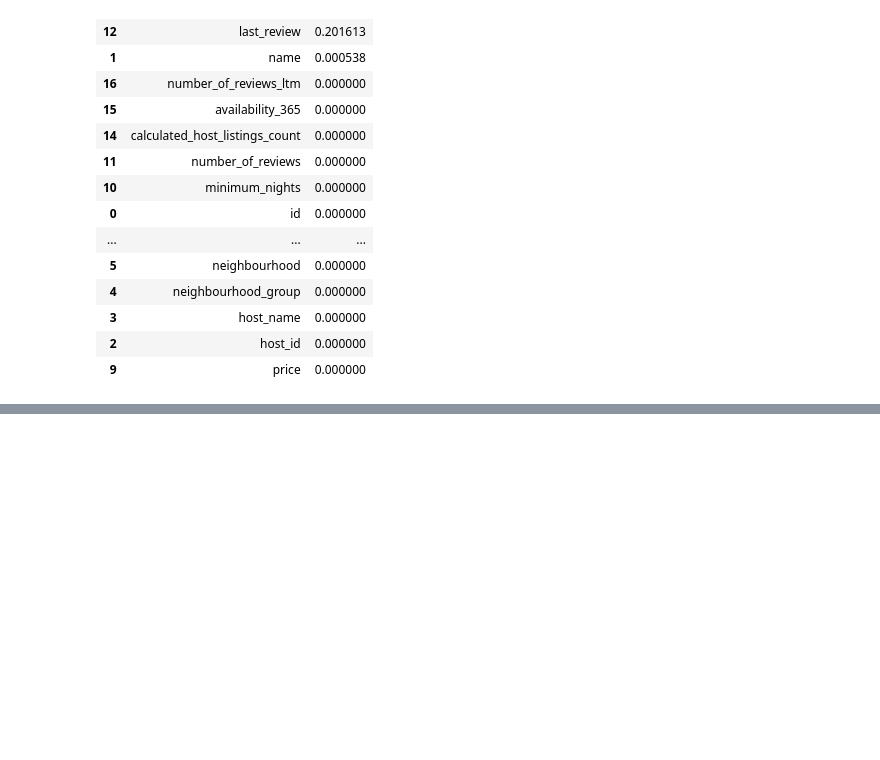
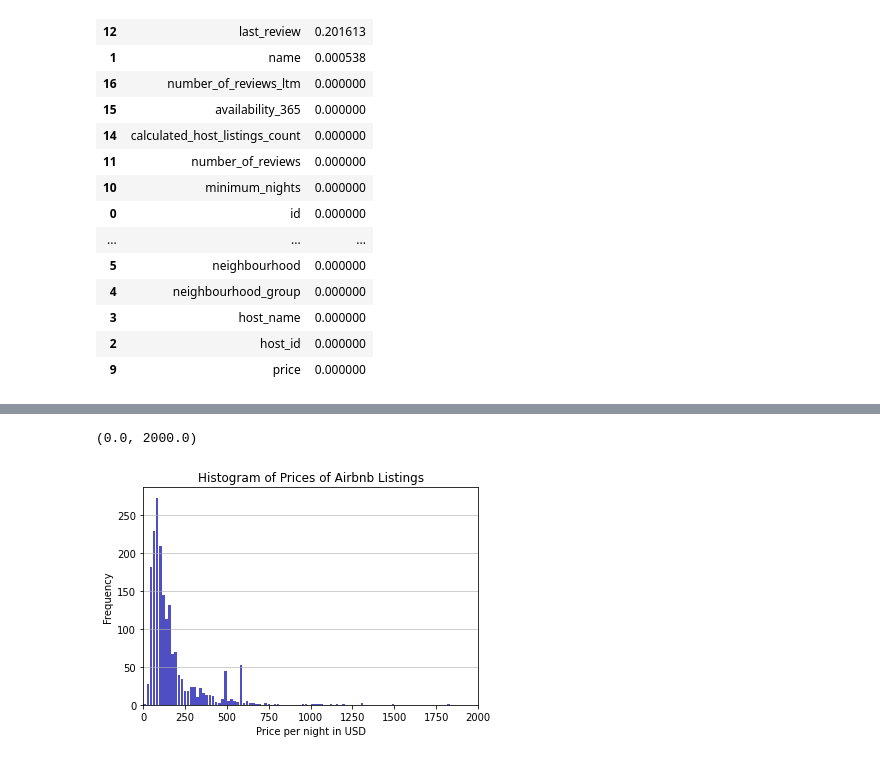
Before and after one commit to balthasars/airbnb-zurich-analysis, a Jupyter notebook: scr/XX-analyze.ipynb, the cells around one changed output, grey strips where cells are left out. Cells and saved outputs as stored; diff of their text form; code cells hidden in the pictures; blank space fills up the shorter version.

```diff
--- a/scr/XX-analyze.ipynb
+++ b/scr/XX-analyze.ipynb
@@ -60,0 +104,14 @@ pd.DataFrame(
+# %%
+# one more time, but zoomed in on the x-axis to see the skew and kurtosis
+n, bins, patches = plt.hist(x = listings.price, bins='auto', color='#0504aa',
+                            alpha=0.7, rwidth=0.85)
+plt.grid(axis='y', alpha=0.75)
+plt.xlabel('Price per night in USD')
+plt.ylabel('Frequency')
+plt.title('Histogram of Prices of Airbnb Listings')
+maxfreq = n.max()
+# Set a clean upper y-axis limit.
+plt.xlim(xmin = 0, xmax = 2000)
+# %% [output]
+(0.0, 2000.0)
+[figure, added]
```
Also changed, not shown: parts of 20 cells of this notebook, 1 other file.
